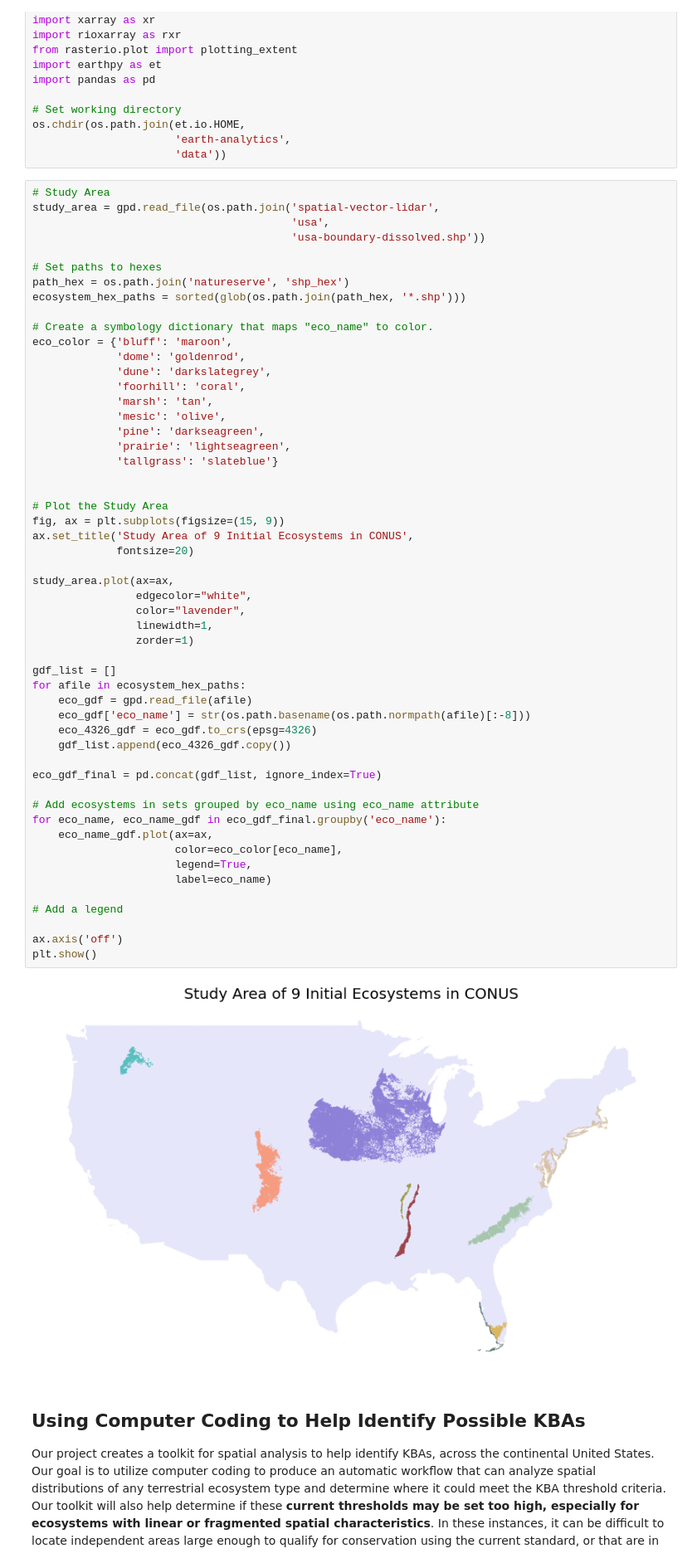
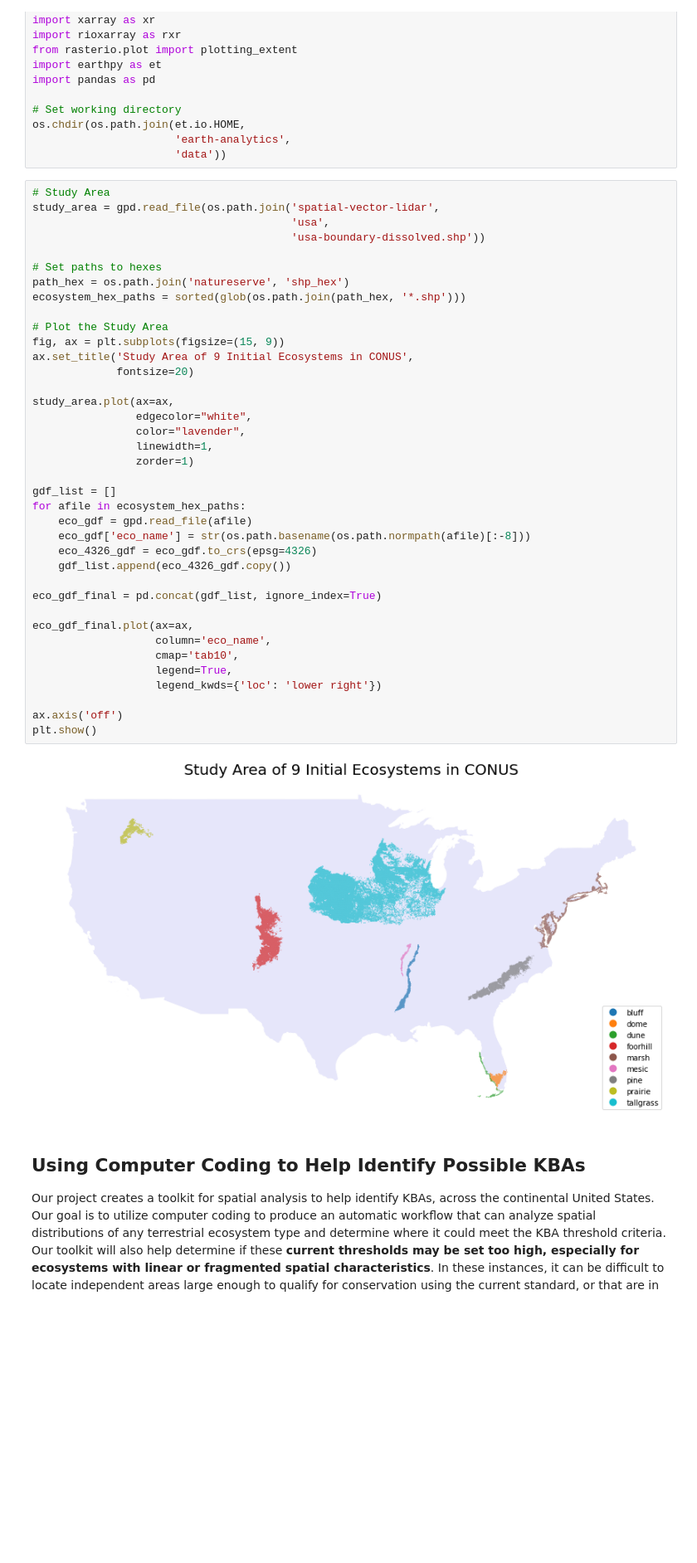
Before and after one commit to csandberg303/kba-threshold-sensitivity-analysis, a Jupyter notebook: kba-project-blog-post.ipynb, the cells around one changed output. Shown at 83% size. Saved outputs shown, nothing was run; the diff lists cells and outputs as text; blank space fills up the shorter version.

Commit message:
updated ecosystem map in blogpost and updated html

```diff
--- a/kba-project-blog-post.ipynb
+++ b/kba-project-blog-post.ipynb
@@ -76,54 +76,39 @@ study_area = gpd.read_file(os.path.join('spatial-vector-lidar',
                                         'usa-boundary-dissolved.shp'))
 
 # Set paths to hexes
 path_hex = os.path.join('natureserve', 'shp_hex')
 ecosystem_hex_paths = sorted(glob(os.path.join(path_hex, '*.shp')))
-
-# Create a symbology dictionary that maps "eco_name" to color.
-eco_color = {'bluff': 'maroon',
-             'dome': 'goldenrod',
-             'dune': 'darkslategrey',
-             'foorhill': 'coral',
-             'marsh': 'tan',
-             'mesic': 'olive',
-             'pine': 'darkseagreen',
-             'prairie': 'lightseagreen',
-             'tallgrass': 'slateblue'}
-
 
 # Plot the Study Area
 fig, ax = plt.subplots(figsize=(15, 9))
 ax.set_title('Study Area of 9 Initial Ecosystems in CONUS',
              fontsize=20)
 
 study_area.plot(ax=ax,
                 edgecolor="white",
                 color="lavender",
                 linewidth=1,
                 zorder=1)
 
 gdf_list = []
 for afile in ecosystem_hex_paths:
     eco_gdf = gpd.read_file(afile)
     eco_gdf['eco_name'] = str(os.path.basename(os.path.normpath(afile)[:-8]))
     eco_4326_gdf = eco_gdf.to_crs(epsg=4326)
     gdf_list.append(eco_4326_gdf.copy())
 
 eco_gdf_final = pd.concat(gdf_list, ignore_index=True)
 
-# Add ecosystems in sets grouped by eco_name using eco_name attribute
-for eco_name, eco_name_gdf in eco_gdf_final.groupby('eco_name'):
-    eco_name_gdf.plot(ax=ax,
-                      color=eco_color[eco_name],
-                      legend=True,
-                      label=eco_name)
-
-# Add a legend
+eco_gdf_final.plot(ax=ax,
+                   column='eco_name',
+                   cmap='tab10',
+                   legend=True,
+                   legend_kwds={'loc': 'lower right'})
 
 ax.axis('off')
 plt.show()
 # %% [output]
-[figure, old version]
+[figure, new version]
 # %% [markdown]
 ## Using Computer Coding to Help Identify Possible KBAs
 
```
Also changed, not shown: parts of 1 cell of this notebook, 1 other file.
